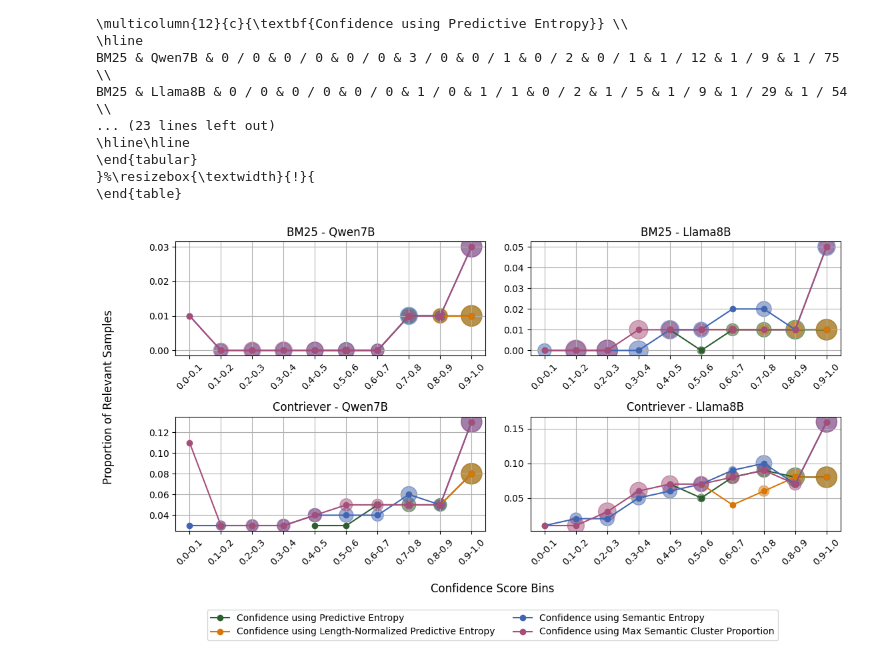
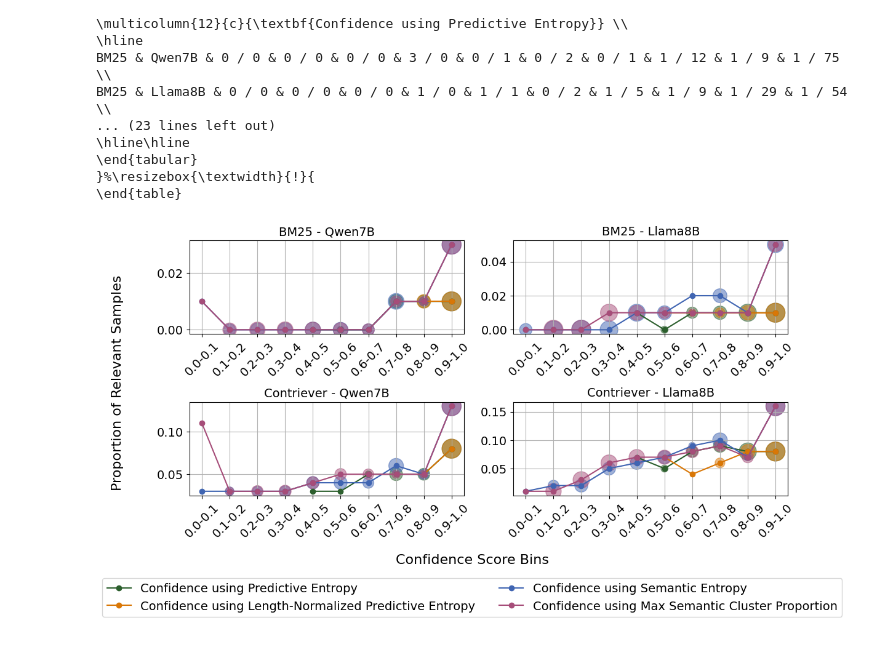
Before and after one commit to zerocpp/ranking-via-confidence, a Jupyter notebook: nq-calib.ipynb, the cells around one changed output. Cells and saved outputs as stored; diff of their text form; code cells hidden in the pictures.

Commit message:
adjust figure font size

```diff
--- a/nq-calib.ipynb
+++ b/nq-calib.ipynb
@@ -10,7 +10,7 @@ percent_file = f"data/new/{output_prefix}percent.csv"
 
 latex_file = f"data/new/{output_prefix}table.tex"
 
-figure_path = f"data/new/{output_prefix}percent-figure.pdf"
+figure_path = f"data/new/Figure_4_nq-calib.pdf"
 # %%
 import pandas as pd
 
@@ -270,9 +270,10 @@ def plot_calibration_curve(ax, df, retriever, model):
             ax.scatter(x_positions, relevant_percentages, s=normalized_sizes,
                       color=color_mapping[metric], alpha=0.5)
 
-    ax.set_title(f'{retriever_mapping[retriever]} - {model_mapping[model]}')
+    ax.set_title(f'{retriever_mapping[retriever]} - {model_mapping[model]}', fontsize=14)
     ax.set_xticks(range(len(bin_labels)))
-    ax.set_xticklabels(bin_labels, rotation=45)
+    ax.set_xticklabels(bin_labels, rotation=45, fontsize=14)
+    ax.tick_params(axis='y', labelsize=14)
     ax.grid(True)
     return ax
 
@@ -281,34 +282,34 @@ fig, axes = plt.subplots(2, 2, figsize=(12, 6))
 
 # Define retriever and model combinations
 combinations = [
     ('bm25', 'qwen7b'),
     ('bm25', 'llama8b'),
     ('contriever', 'qwen7b'),
     ('contriever', 'llama8b')
 ]
 
 # Plot each subplot
 for ax, (retriever, model) in zip(axes.flatten(), combinations):
     plot_calibration_curve(ax, df, retriever, model)
 
 # Remove individual axis labels
 for ax in axes.flatten():
     ax.set_xlabel('')
     ax.set_ylabel('')
 
 # Add shared x-axis label
-fig.text(0.5, 0.02, 'Confidence Score Bins', ha='center', va='center', fontsize=12)
+fig.text(0.5, 0.02, 'Confidence Score Bins', ha='center', va='center', fontsize=16)
 
 # Add shared y-axis label
-fig.text(0.02, 0.5, 'Proportion of Relevant Samples', ha='center', va='center', rotation='vertical', fontsize=12)
+fig.text(0.02, 0.5, 'Proportion of Relevant Samples', ha='center', va='center', rotation='vertical', fontsize=16)
 
 # Add shared legend
 handles, labels = axes[0, 0].get_legend_handles_labels()
-fig.legend(handles, labels, loc='lower center', ncol=2, bbox_to_anchor=(0.5, -0.12))
+fig.legend(handles, labels, loc='lower center', ncol=2, bbox_to_anchor=(0.5, -0.15), fontsize=14)
 
 # Adjust layout and save (replace path as needed)
 plt.tight_layout(rect=[0.05, 0.05, 0.95, 0.95])
 plt.savefig(figure_path, bbox_inches='tight')
 plt.show()
 # %% [output]
-[figure, old version]
+[figure, new version]
```
Also changed, not shown: 2 other files.
